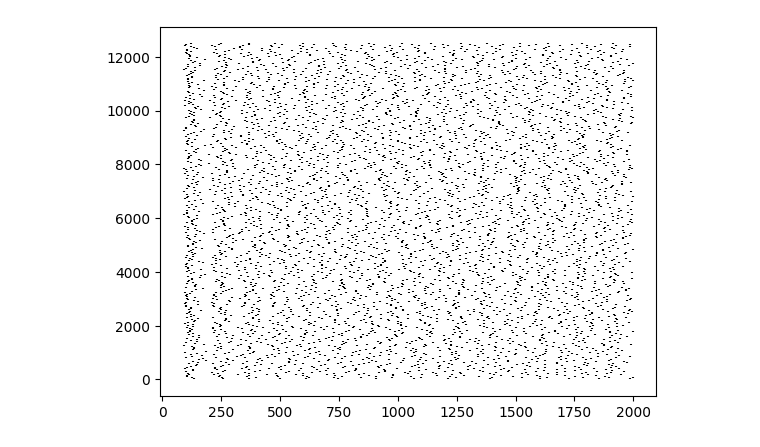
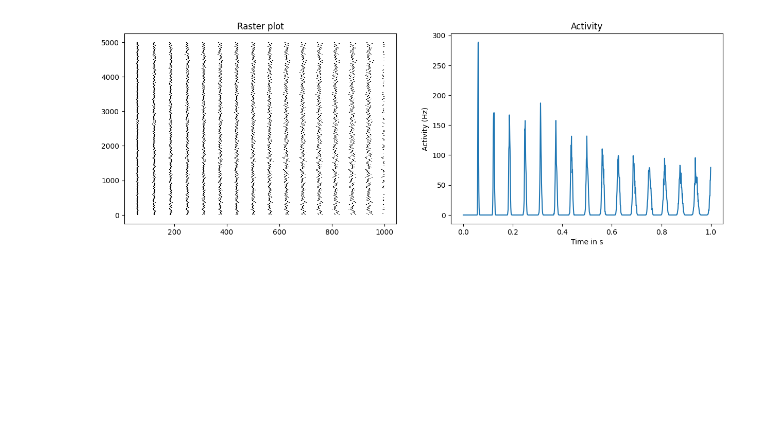
Before and after one commit to zeynoozkaya/burst_model, a Jupyter notebook: BrunelModel.ipynb, the cells around one changed output. Drawn from its saved outputs; the diff is of its cells as text; code cells hidden in the pictures; blank space fills up the shorter version.

```diff
--- a/BrunelModel.ipynb
+++ b/BrunelModel.ipynb
@@ -101,0 +118,15 @@ class BrunelModelA():
+# %%
+model = BrunelModelA(N=5000, Next=400, g=6, J=0.2, Ce=40, D=1.8e-3, vthr_ratio=1.05)
+model.simulate(T=1, dt=1e-4, exc_duration=3)
+
+fig, axs = plt.subplots(1, 2)
+fig.set_figwidth(15)
+plt.sca(axs[0])
+model.plot_raster()
+plt.title('Raster plot')
+plt.sca(axs[1])
+model.plot_activity()
+plt.title('Activity')
+plt.show()
+# %% [output]
+[figure, added]
@@ -106,4 +234,0 @@ model.compute_activity(2, 1e-3)
-# %%
-model.plot_raster()
-# %% [output]
-[figure, removed]
```
Also changed, not shown: parts of 15 cells of this notebook, 1 other file.
